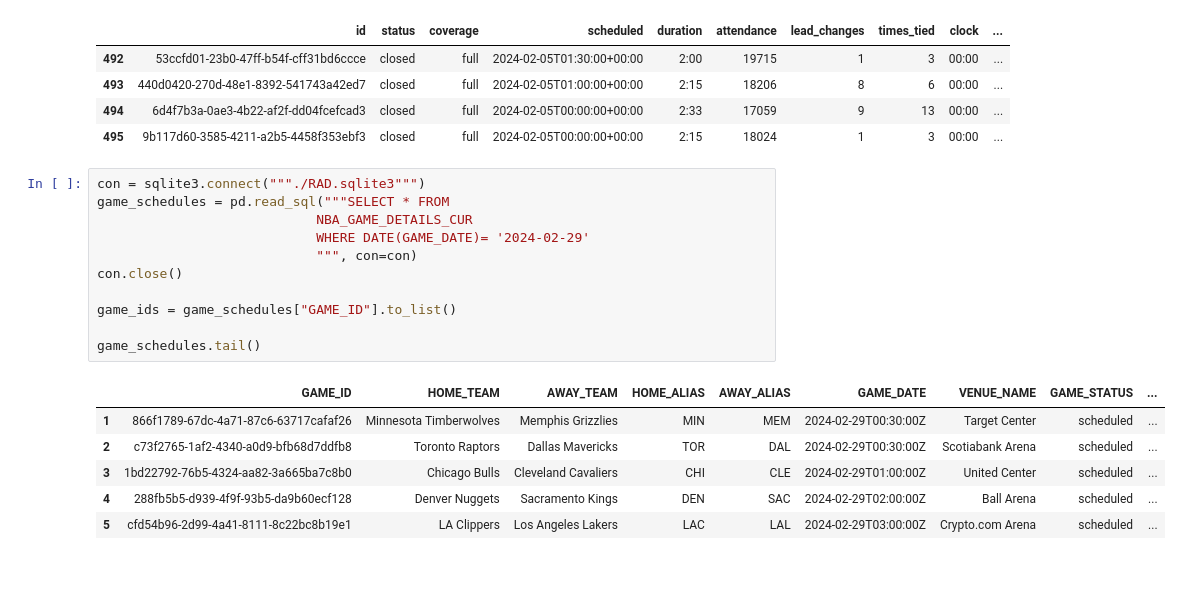
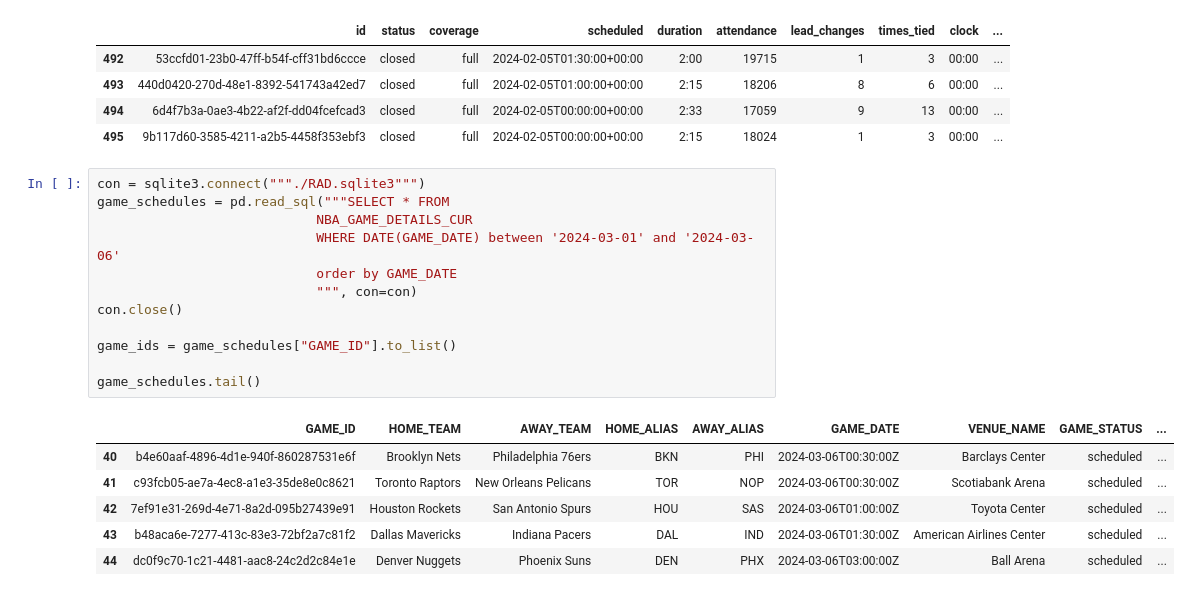
Before and after one commit to jaelar0/rad_dfs, a Jupyter notebook: database_testing.ipynb, the cells around one changed output. Saved outputs shown, nothing was run; the diff lists cells and outputs as text.

```diff
--- a/database_testing.ipynb
+++ b/database_testing.ipynb
@@ -241,21 +241,22 @@ feb_test.head(10)
 # %%
 con = sqlite3.connect("""./RAD.sqlite3""")
 game_schedules = pd.read_sql("""SELECT * FROM
                             NBA_GAME_DETAILS_CUR
-                            WHERE DATE(GAME_DATE)= '2024-02-29'
+                            WHERE DATE(GAME_DATE) between '2024-03-01' and '2024-03-06'
+                            order by GAME_DATE
                             """, con=con)
 con.close()
 
 game_ids = game_schedules["GAME_ID"].to_list()
 
 game_schedules.tail()
 # %% [output]
 |  | GAME_ID | HOME_TEAM | AWAY_TEAM | HOME_ALIAS | AWAY_ALIAS | GAME_DATE | VENUE_NAME | GAME_STATUS | ... |
-| 1 | 866f1789-67dc-4a71-87c6-63717cafaf26 | Minnesota Timberwolves | Memphis Grizzlies | MIN | MEM | 2024-02-29T00:30:00Z | Target Center | scheduled | ... |
-| 2 | c73f2765-1af2-4340-a0d9-bfb68d7ddfb8 | Toronto Raptors | Dallas Mavericks | TOR | DAL | 2024-02-29T00:30:00Z | Scotiabank Arena | scheduled | ... |
-| 3 | 1bd22792-76b5-4324-aa82-3a665ba7c8b0 | Chicago Bulls | Cleveland Cavaliers | CHI | CLE | 2024-02-29T01:00:00Z | United Center | scheduled | ... |
-| 4 | 288fb5b5-d939-4f9f-93b5-da9b60ecf128 | Denver Nuggets | Sacramento Kings | DEN | SAC | 2024-02-29T02:00:00Z | Ball Arena | scheduled | ... |
-| 5 | cfd54b96-2d99-4a41-8111-8c22bc8b19e1 | LA Clippers | Los Angeles Lakers | LAC | LAL | 2024-02-29T03:00:00Z | Crypto.com Arena | scheduled | ... |
+| 40 | b4e60aaf-4896-4d1e-940f-860287531e6f | Brooklyn Nets | Philadelphia 76ers | BKN | PHI | 2024-03-06T00:30:00Z | Barclays Center | scheduled | ... |
+| 41 | c93fcb05-ae7a-4ec8-a1e3-35de8e0c8621 | Toronto Raptors | New Orleans Pelicans | TOR | NOP | 2024-03-06T00:30:00Z | Scotiabank Arena | scheduled | ... |
+| 42 | 7ef91e31-269d-4e71-8a2d-095b27439e91 | Houston Rockets | San Antonio Spurs | HOU | SAS | 2024-03-06T01:00:00Z | Toyota Center | scheduled | ... |
+| 43 | b48aca6e-7277-413c-83e3-72bf2a7c81f2 | Dallas Mavericks | Indiana Pacers | DAL | IND | 2024-03-06T01:30:00Z | American Airlines Center | scheduled | ... |
+| 44 | dc0f9c70-1c21-4481-aac8-24c2d2c84e1e | Denver Nuggets | Phoenix Suns | DEN | PHX | 2024-03-06T03:00:00Z | Ball Arena | scheduled | ... |
 # %%
 game_schedules.head(20)
 # %% [output]
```
Also changed, not shown: parts of 3 cells of this notebook, 29 other files.
